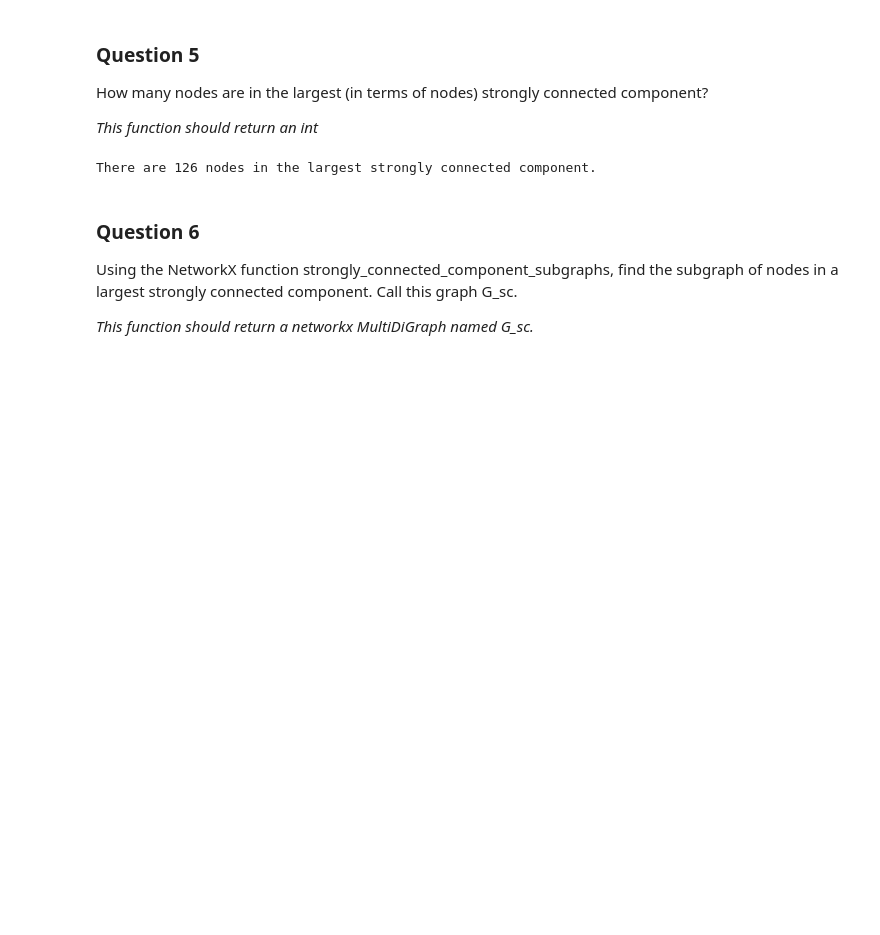
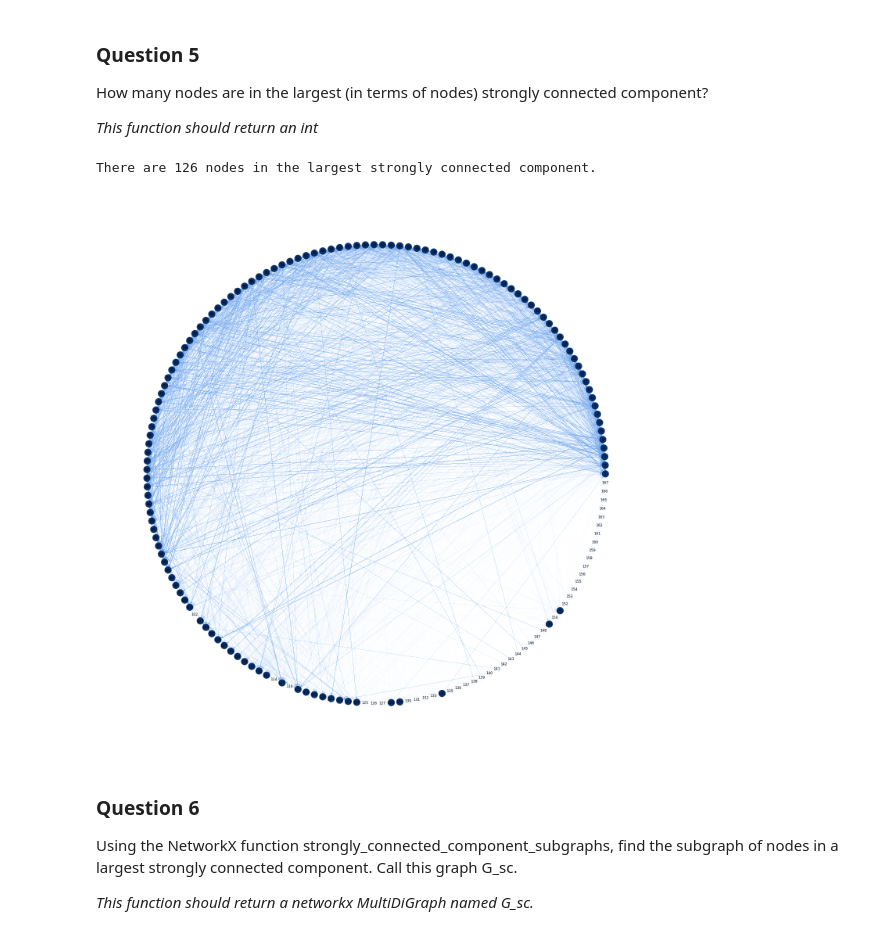
Before and after one commit to aitabuzaid/network-analysis, a Jupyter notebook: Assignment+2.ipynb, the cells around one changed output. Drawn from its saved outputs; the diff is of its cells as text; code cells hidden in the pictures; blank space fills up the shorter version.

Commit message:
Visualizing the strongly connected component

```diff
--- a/Assignment+2.ipynb
+++ b/Assignment+2.ipynb
@@ -159,6 +159,23 @@ print("There are "+str(node_count)+" nodes in the largest strongly "
       "connected component.")
 # %% [output]
 There are 126 nodes in the largest strongly connected component.
+# %%
+nodes_sc = sorted(nx.strongly_connected_components(G))
+
+list_of_len = list(map(len,nodes_sc))
+biggest_sc_nodes = nodes_sc[list_of_len.index(max(list_of_len))]
+node_color = [(.5 if (v in biggest_sc_nodes) else .3) for v in G]
+# (2,.5,.9,.5)
+# 2,.5,.1,.5)
+plt.figure(figsize=(20,20))
+#nx.draw_networkx(G, pos = nx.circular_layout(G), alpha = 0.01, edge_color = '.4')
+nx.draw_networkx(G, pos = nx.circular_layout(G),  node_color = node_color,
+                 edge_color = (.2,.5,.9,.01), font_size = 9, cmap=plt.cm.Blues)
+
+plt.axis('off')
+plt.tight_layout();
+# %% [output]
+[figure, added]
 # %% [markdown]
 ### Question 6
 
```
